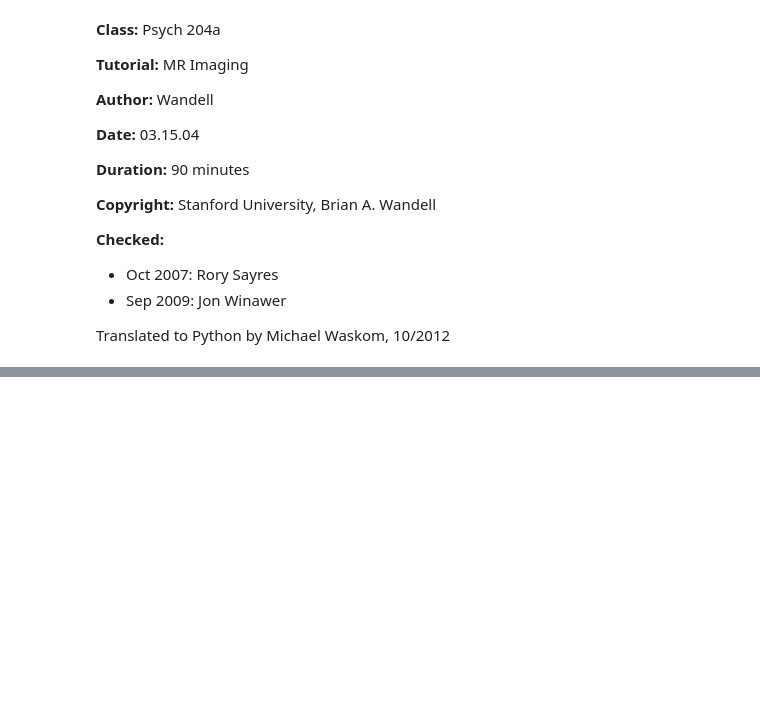
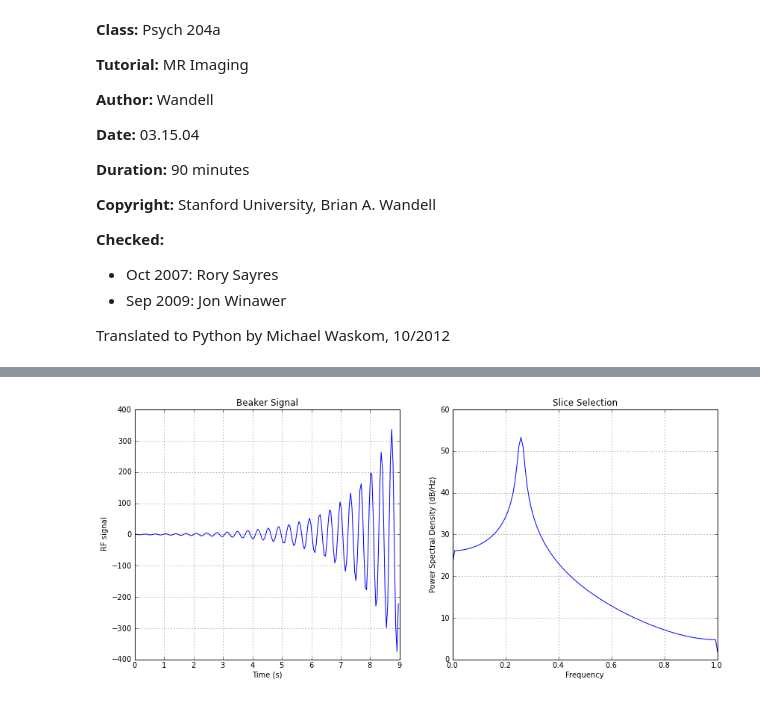
Before and after one commit to mwaskom/Psych204A, a Jupyter notebook: mrImaging.ipynb, the cells around one changed output, grey strips where cells are left out. Cells and saved outputs as stored; diff of their text form; code cells hidden in the pictures; blank space fills up the shorter version.

```diff
--- a/mrImaging.ipynb
+++ b/mrImaging.ipynb
@@ -178,0 +325,18 @@ return;
+# %%
+Mo = 1                    # Net magnetization
+larmor_freq = [12, 18]    # Larmor frequency in MHz/10
+T1 = [1.5, 3]
+t = arange(0, 1, .005) * (3 * max(T1))  # Time samples in secs
+# %%
+def rf_signal(tau=1, net_mag=2, t_samples=None, larmor_freq=12, ph=0):
+    """Estimate an rf signal based on the various parameters."""
+    if t_samples is None:
+        t_samples = arange(0, 1, 0.005) * (4 * tau)
+
+    signal = exp_decay(tau, net_mag, t_samples) * cos(t_samples * larmor_freq + ph)
+    return signal
+
+def exp_decay(tau, Mo, t):
+    """Create an exponential decay that will be used for either
+       longitudinal or transverse decay modeling."""
+    return Mo * exp(t / tau)
@@ -178,0 +355,21 @@ return;
+# %%
+def rf_plot(time, signal, title):
+    f, ax = subplots(1, 1, figsize=(6, 6))
+    ax.plot(time, signal)
+    ax.set_xlabel('Time (s)')
+    ax.set_ylabel('RF signal')
+    ax.set_title(title)
+
+def rf_kspace_plot(time, signal, titles):
+    f, (ax1, ax2) = subplots(1, 2, figsize=(14, 6))
+    ax1.plot(t, signal)
+    ax1.set_xlabel("Time (s)")
+    ax1.set_ylabel("RF signal")
+    ax1.set_title(titles[0])
+    ax2.psd(signal)
+    ax2.set_title(titles[1])
+# %%
+signal = rf_signal(T1[0], Mo, t, larmor_freq[1])
+rf_kspace_plot(t, signal, ["Beaker Signal", "Slice Selection"])
+# %% [output]
+[figure, added]
```
Also changed, not shown: parts of 86 cells of this notebook.
